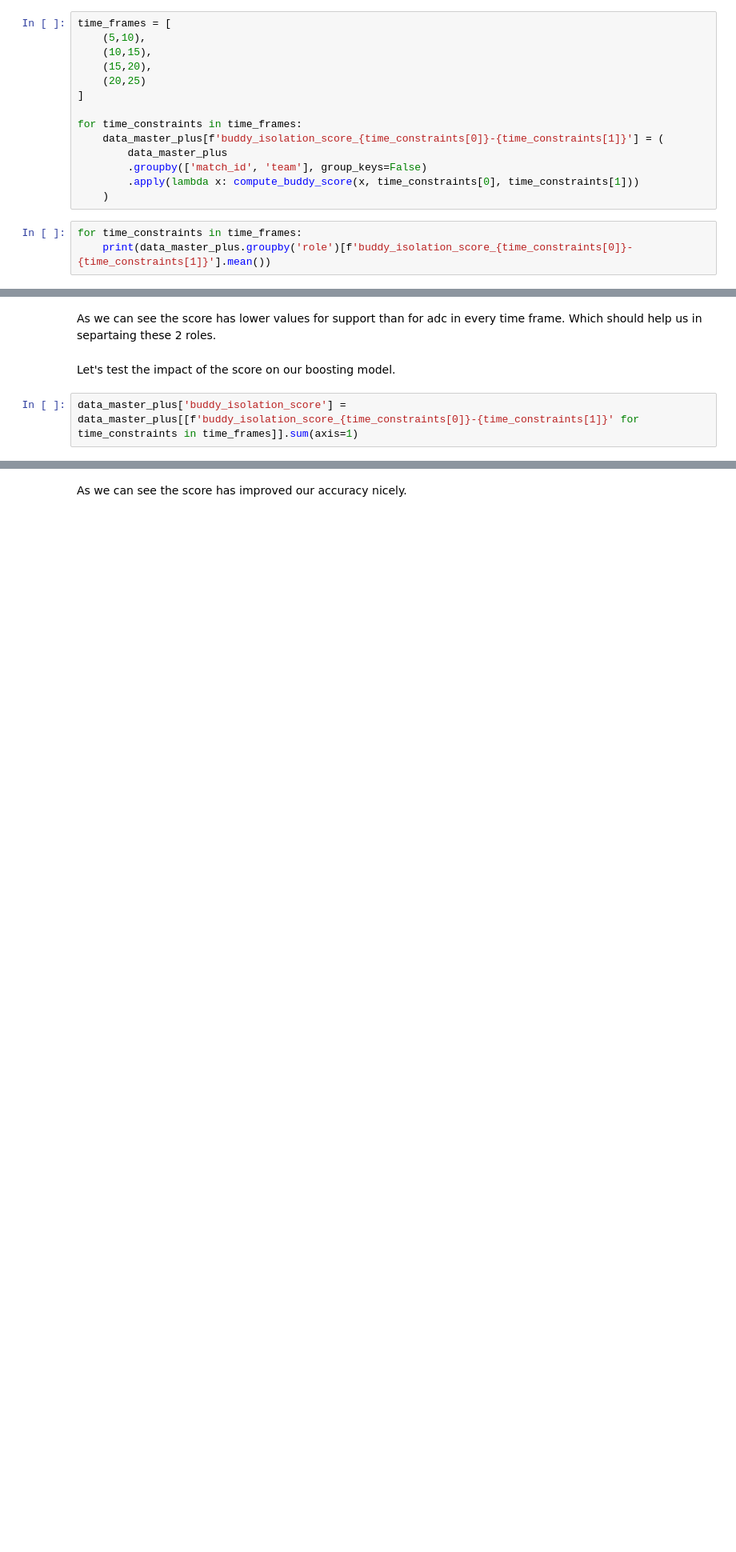
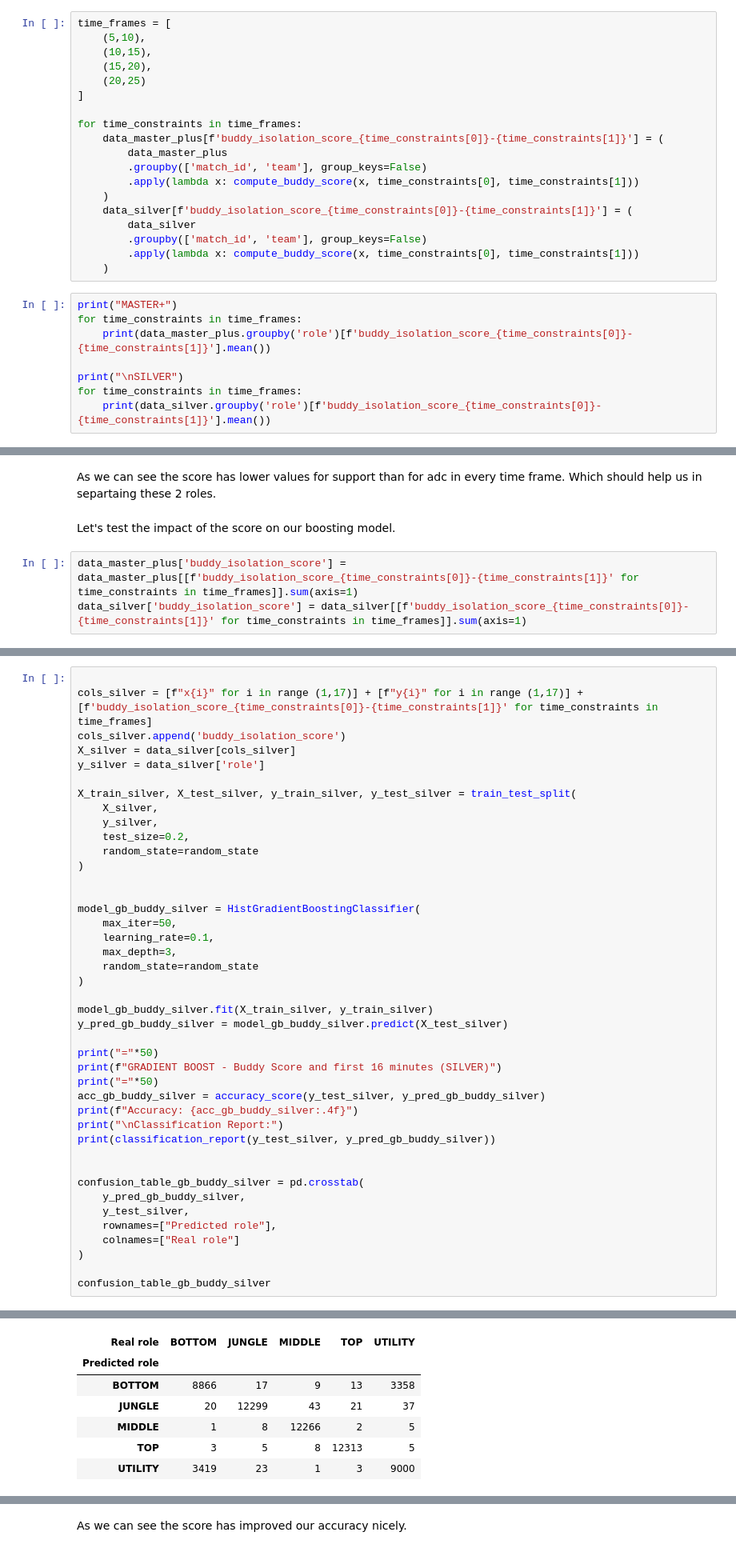
Before and after one commit to Kapponohacco/League-Ml-Project, a Jupyter notebook: src/models_with_silver.ipynb, the cells around one changed output, grey strips where cells are left out. Shown at 80% size. Drawn from its saved outputs; the diff is of its cells as text; blank space fills up the shorter version.

```diff
--- a/src/models_with_silver.ipynb
+++ b/src/models_with_silver.ipynb
@@ -1659,7 +1719,17 @@ for time_constraints in time_frames:
         .groupby(['match_id', 'team'], group_keys=False)
         .apply(lambda x: compute_buddy_score(x, time_constraints[0], time_constraints[1]))
     )
+    data_silver[f'buddy_isolation_score_{time_constraints[0]}-{time_constraints[1]}'] = (
+        data_silver
+        .groupby(['match_id', 'team'], group_keys=False)
+        .apply(lambda x: compute_buddy_score(x, time_constraints[0], time_constraints[1]))
+    )
 # %%
+print("MASTER+")
 for time_constraints in time_frames:
     print(data_master_plus.groupby('role')[f'buddy_isolation_score_{time_constraints[0]}-{time_constraints[1]}'].mean())
+
+print("\nSILVER")
+for time_constraints in time_frames:
+    print(data_silver.groupby('role')[f'buddy_isolation_score_{time_constraints[0]}-{time_constraints[1]}'].mean())
 # %% [output]
@@ -1686,4 +1756,5 @@ As we can see the score has lower values for support than for adc in every time
 Let's test the impact of the score on our boosting model.
 # %%
 data_master_plus['buddy_isolation_score'] = data_master_plus[[f'buddy_isolation_score_{time_constraints[0]}-{time_constraints[1]}' for time_constraints in time_frames]].sum(axis=1)
+data_silver['buddy_isolation_score'] = data_silver[[f'buddy_isolation_score_{time_constraints[0]}-{time_constraints[1]}' for time_constraints in time_frames]].sum(axis=1)
 # %% [markdown]
@@ -1755,3 +1826,46 @@ weighted avg       0.94      0.94      0.94     96438
 | MIDDLE | 2 | 13 | 19273 | 2 | 3 |
 | TOP | 0 | 0 | 2 | 19148 | 0 |
 | UTILITY | 2586 | 16 | 1 | 2 | 16239 |
+# %%
+
+cols_silver = [f"x{i}" for i in range (1,17)] + [f"y{i}" for i in range (1,17)] + [f'buddy_isolation_score_{time_constraints[0]}-{time_constraints[1]}' for time_constraints in time_frames]
+cols_silver.append('buddy_isolation_score')
+X_silver = data_silver[cols_silver]
+y_silver = data_silver['role']
+
+X_train_silver, X_test_silver, y_train_silver, y_test_silver = train_test_split(
+    X_silver,
+    y_silver,
+    test_size=0.2,
+    random_state=random_state
+)
+
+
+model_gb_buddy_silver = HistGradientBoostingClassifier(
+    max_iter=50,
+    learning_rate=0.1,
+    max_depth=3,
+    random_state=random_state
+)
+
+model_gb_buddy_silver.fit(X_train_silver, y_train_silver)
+y_pred_gb_buddy_silver = model_gb_buddy_silver.predict(X_test_silver)
+
+print("="*50)
+print(f"GRADIENT BOOST - Buddy Score and first 16 minutes (SILVER)")
+print("="*50)
+acc_gb_buddy_silver = accuracy_score(y_test_silver, y_pred_gb_buddy_silver)
+print(f"Accuracy: {acc_gb_buddy_silver:.4f}")
+print("\nClassification Report:")
+print(classification_report(y_test_silver, y_pred_gb_buddy_silver))
+
+
+confusion_table_gb_buddy_silver = pd.crosstab(
+    y_pred_gb_buddy_silver,
+    y_test_silver,
+    rownames=["Predicted role"],
+    colnames=["Real role"]
+)
+
+confusion_table_gb_buddy_silver
+# %% [output]
@@ -1757,0 +1889,7 @@ weighted avg       0.94      0.94      0.94     96438
+| Real role | BOTTOM | JUNGLE | MIDDLE | TOP | UTILITY |
+| Predicted role |  |  |  |  |  |
+| BOTTOM | 8866 | 17 | 9 | 13 | 3358 |
+| JUNGLE | 20 | 12299 | 43 | 21 | 37 |
+| MIDDLE | 1 | 8 | 12266 | 2 | 5 |
+| TOP | 3 | 5 | 8 | 12313 | 5 |
+| UTILITY | 3419 | 23 | 1 | 3 | 9000 |
```
Also changed, not shown: parts of 54 cells of this notebook.
